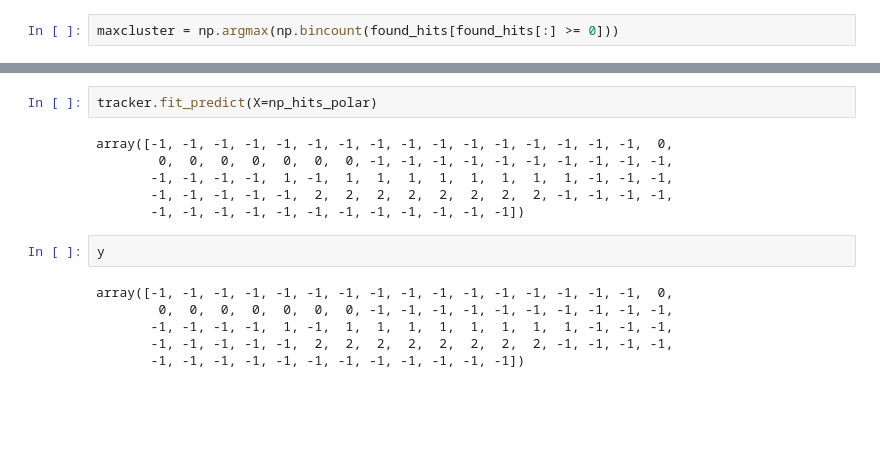
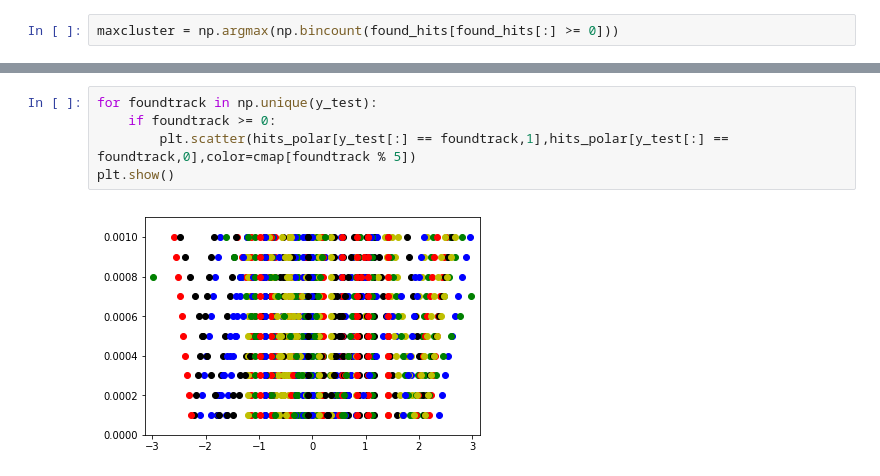
Before and after one commit to yetkinyilmaz/TrackML2D, a Jupyter notebook: notebook_trackML.ipynb, the cells around one changed output, grey strips where cells are left out. Drawn from its saved outputs; the diff is of its cells as text; blank space fills up the shorter version.

```diff
--- a/notebook_trackML.ipynb
+++ b/notebook_trackML.ipynb
@@ -253,16 +135,7 @@ plt.show()
-# %%
-tracker.fit_predict(X=np_hits_polar)
-# %% [output]
-array([-1, -1, -1, -1, -1, -1, -1, -1, -1, -1, -1, -1, -1, -1, -1, -1,  0,
-        0,  0,  0,  0,  0,  0,  0, -1, -1, -1, -1, -1, -1, -1, -1, -1, -1,
-       -1, -1, -1, -1,  1, -1,  1,  1,  1,  1,  1,  1,  1,  1, -1, -1, -1,
-       -1, -1, -1, -1, -1,  2,  2,  2,  2,  2,  2,  2,  2, -1, -1, -1, -1,
-       -1, -1, -1, -1, -1, -1, -1, -1, -1, -1, -1, -1])
-# %%
-y
-# %% [output]
-array([-1, -1, -1, -1, -1, -1, -1, -1, -1, -1, -1, -1, -1, -1, -1, -1,  0,
-        0,  0,  0,  0,  0,  0,  0, -1, -1, -1, -1, -1, -1, -1, -1, -1, -1,
-       -1, -1, -1, -1,  1, -1,  1,  1,  1,  1,  1,  1,  1,  1, -1, -1, -1,
-       -1, -1, -1, -1, -1,  2,  2,  2,  2,  2,  2,  2,  2, -1, -1, -1, -1,
-       -1, -1, -1, -1, -1, -1, -1, -1, -1, -1, -1, -1])
+# %%
+for foundtrack in np.unique(y_test):
+    if foundtrack >= 0:
+        plt.scatter(hits_polar[y_test[:] == foundtrack,1],hits_polar[y_test[:] == foundtrack,0],color=cmap[foundtrack % 5])
+plt.show()
+# %% [output]
+[figure, added]
```
Also changed, not shown: parts of 58 cells of this notebook, 9 other files.
